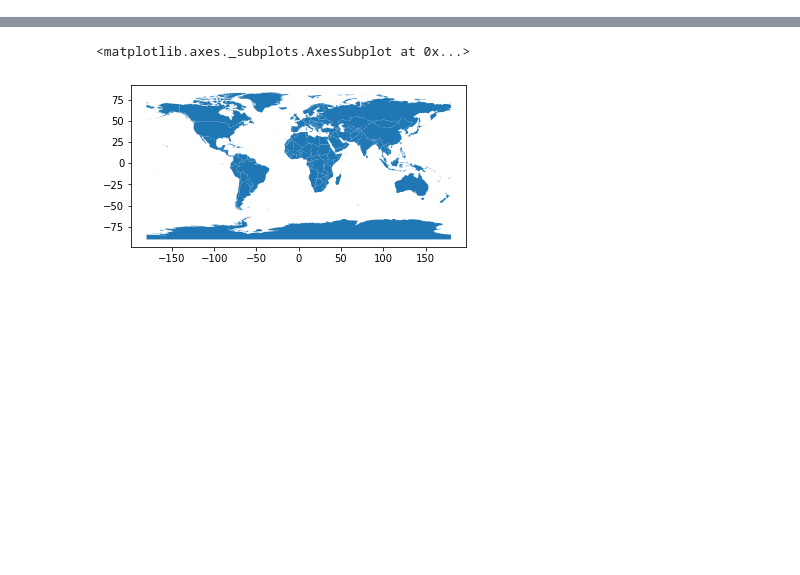
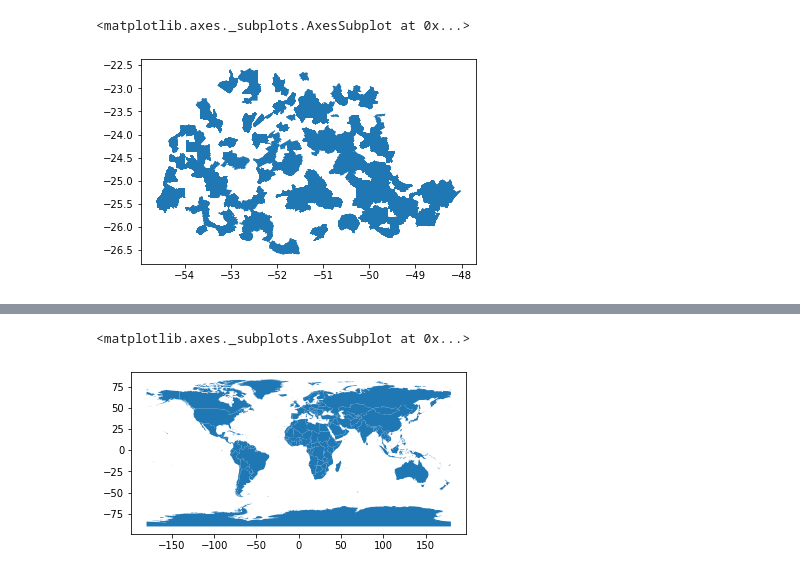
Before and after one commit to LucasTreuke/a2BancoDeDados, a Jupyter notebook: testando.ipynb, the cells around one changed output, grey strips where cells are left out. Saved outputs shown, nothing was run; the diff lists cells and outputs as text; code cells hidden in the pictures; blank space fills up the shorter version.

```diff
--- a/testando.ipynb
+++ b/testando.ipynb
@@ -0,0 +1,23 @@
+# %%
+import pandas as pd
+import geopandas
+import unicodedata
+
+UF="PR"
+df = pd.read_csv("cursos-prouni.csv")
+file = open("geojs-41-mun.json")
+geodata = geopandas.read_file(file)
+# df=df.loc[df["uf_busca"]==UF]
+df.rename(columns={'cidade_busca':'name'}, inplace=True)
+c="name"
+
+df[c]=df[c].str.lower().map(lambda x: unicodedata.normalize('NFKD', x)).str.encode('ascii', 'ignore')
+geodata[c]=geodata[c].str.lower().map(lambda x: unicodedata.normalize('NFKD', x)).str.encode('ascii', 'ignore')
+
+df3=pd.merge(df,geodata,on="name")
+gdf3 = geopandas.GeoDataFrame(
+    df3, geometry=df3["geometry"])
+gdf3.plot()
+# %% [output]
+<matplotlib.axes._subplots.AxesSubplot at 0x...>
+[figure, added]
```
Also changed, not shown: parts of 3 cells of this notebook, 6 other files.
